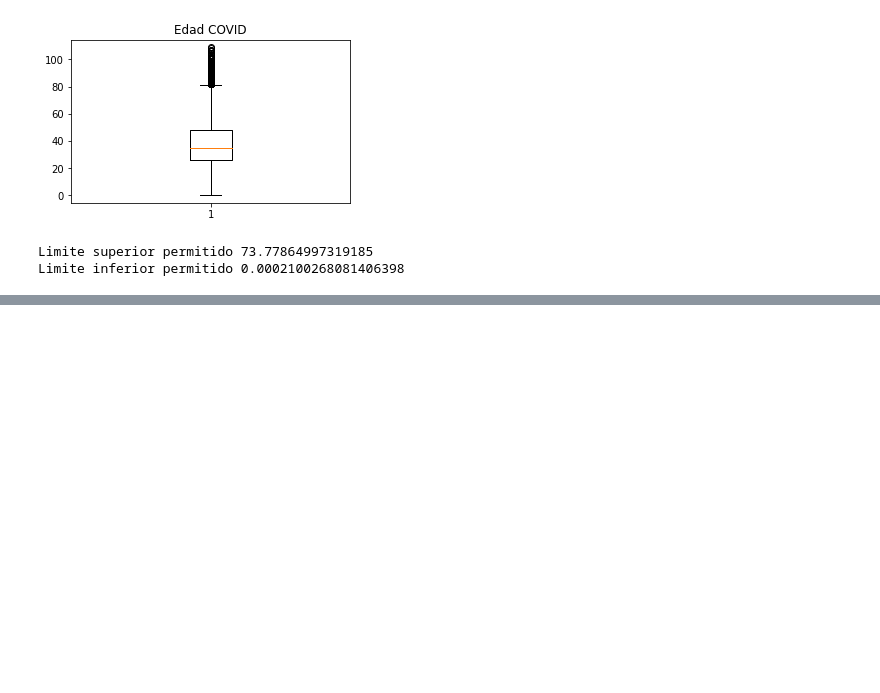
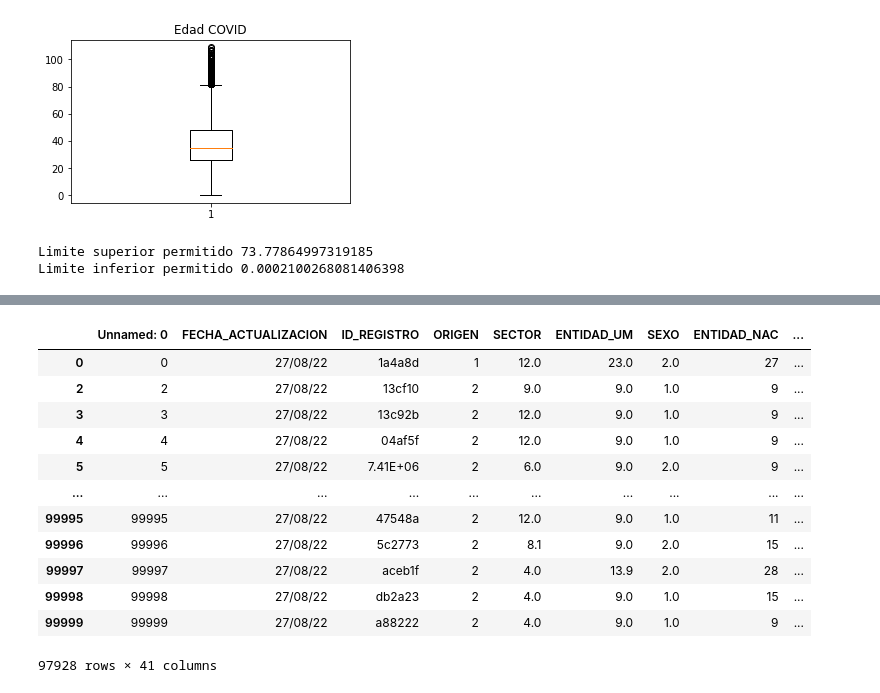
Before and after one commit to Ick3r/Actividad4, a Jupyter notebook: Actividad4.ipynb, the cells around one changed output, grey strips where cells are left out. Drawn from its saved outputs; the diff is of its cells as text; code cells hidden in the pictures; blank space fills up the shorter version.

```diff
--- a/Actividad4.ipynb
+++ b/Actividad4.ipynb
@@ -138,0 +157,18 @@ Limite inferior permitido 0.0002100268081406398
+# %%
+#Obtenemos datos sin outliers del DataFrame
+data2=datacopy[(y<=LS)&(y>=LI)]
+data2
+# %% [output]
+|  | Unnamed: 0 | FECHA_ACTUALIZACION | ID_REGISTRO | ORIGEN | SECTOR | ENTIDAD_UM | SEXO | ENTIDAD_NAC | ... |
+| 0 | 0 | 27/08/22 | 1a4a8d | 1 | 12.0 | 23.0 | 2.0 | 27 | ... |
+| 2 | 2 | 27/08/22 | 13cf10 | 2 | 9.0 | 9.0 | 1.0 | 9 | ... |
+| 3 | 3 | 27/08/22 | 13c92b | 2 | 12.0 | 9.0 | 1.0 | 9 | ... |
+| 4 | 4 | 27/08/22 | 04af5f | 2 | 12.0 | 9.0 | 1.0 | 9 | ... |
+| 5 | 5 | 27/08/22 | 7.41E+06 | 2 | 6.0 | 9.0 | 2.0 | 9 | ... |
+| ... | ... | ... | ... | ... | ... | ... | ... | ... | ... |
+| 99995 | 99995 | 27/08/22 | 47548a | 2 | 12.0 | 9.0 | 1.0 | 11 | ... |
+| 99996 | 99996 | 27/08/22 | 5c2773 | 2 | 8.1 | 9.0 | 2.0 | 15 | ... |
+| 99997 | 99997 | 27/08/22 | aceb1f | 2 | 4.0 | 13.9 | 2.0 | 28 | ... |
+| 99998 | 99998 | 27/08/22 | db2a23 | 2 | 4.0 | 9.0 | 1.0 | 15 | ... |
+| 99999 | 99999 | 27/08/22 | a88222 | 2 | 4.0 | 9.0 | 1.0 | 9 | ... |
+97928 rows × 41 columns
```
Also changed, not shown: parts of 1 cell of this notebook.
